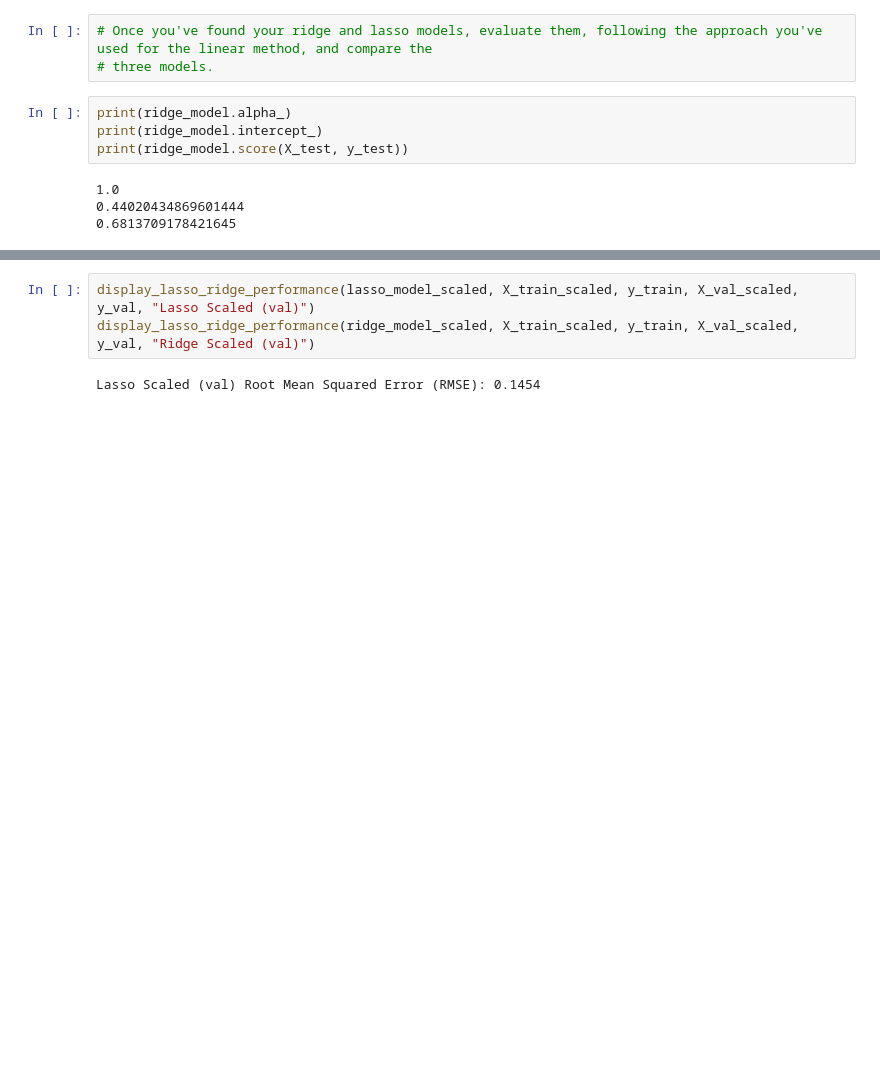
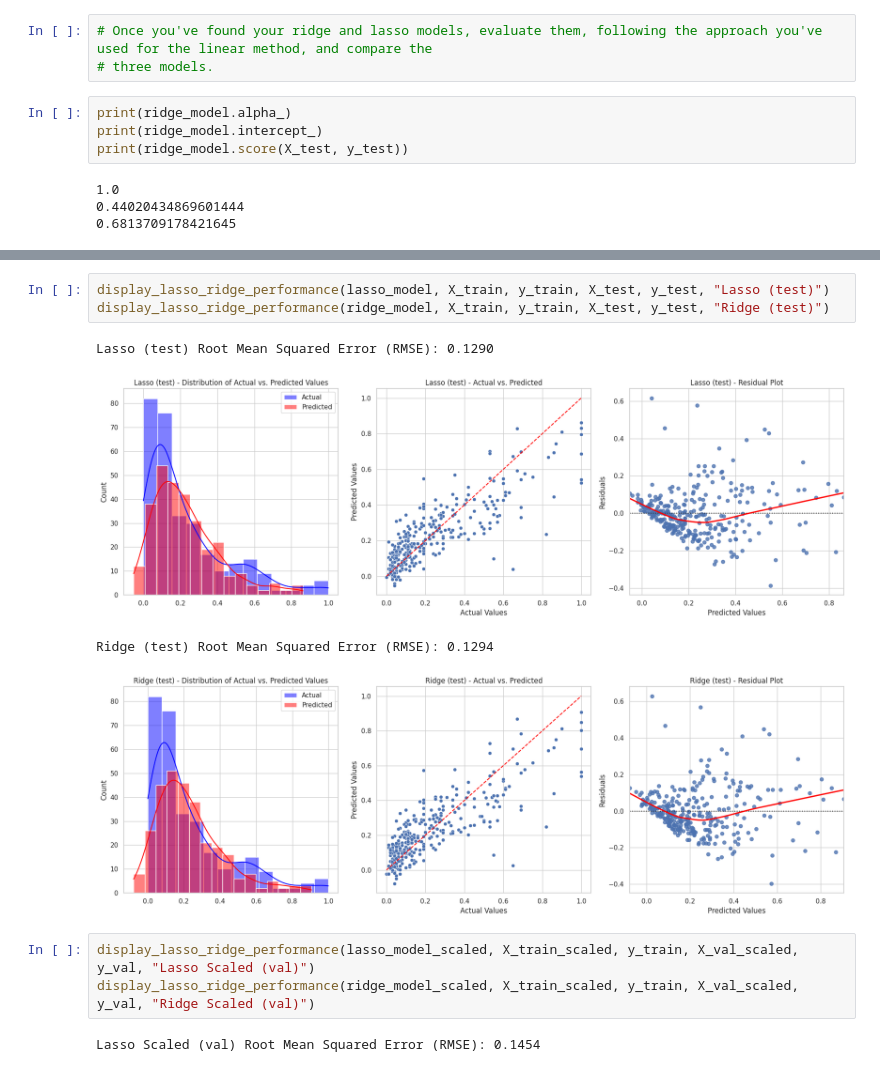
Before and after one commit to SegusFaultise/CAB420-Assessment-1A, a Jupyter notebook: CAB420_A1A_Q1.ipynb, the cells around one changed output, grey strips where cells are left out. Cells and saved outputs as stored; diff of their text form; blank space fills up the shorter version.

```diff
--- a/CAB420_A1A_Q1.ipynb
+++ b/CAB420_A1A_Q1.ipynb
@@ -307,3 +323,11 @@ print(ridge_model_scaled.score(X_test_scaled, y_test))
+# %%
+display_lasso_ridge_performance(lasso_model, X_train, y_train, X_test, y_test, "Lasso (test)")
+display_lasso_ridge_performance(ridge_model, X_train, y_train, X_test, y_test, "Ridge (test)")
+# %% [output]
+Lasso (test) Root Mean Squared Error (RMSE): 0.1290
+[figure, added]
+Ridge (test) Root Mean Squared Error (RMSE): 0.1294
+[figure, added]
 # %%
 display_lasso_ridge_performance(lasso_model_scaled, X_train_scaled, y_train, X_val_scaled, y_val, "Lasso Scaled (val)")
 display_lasso_ridge_performance(ridge_model_scaled, X_train_scaled, y_train, X_val_scaled, y_val, "Ridge Scaled (val)")
```
Also changed, not shown: parts of 6 cells of this notebook.
